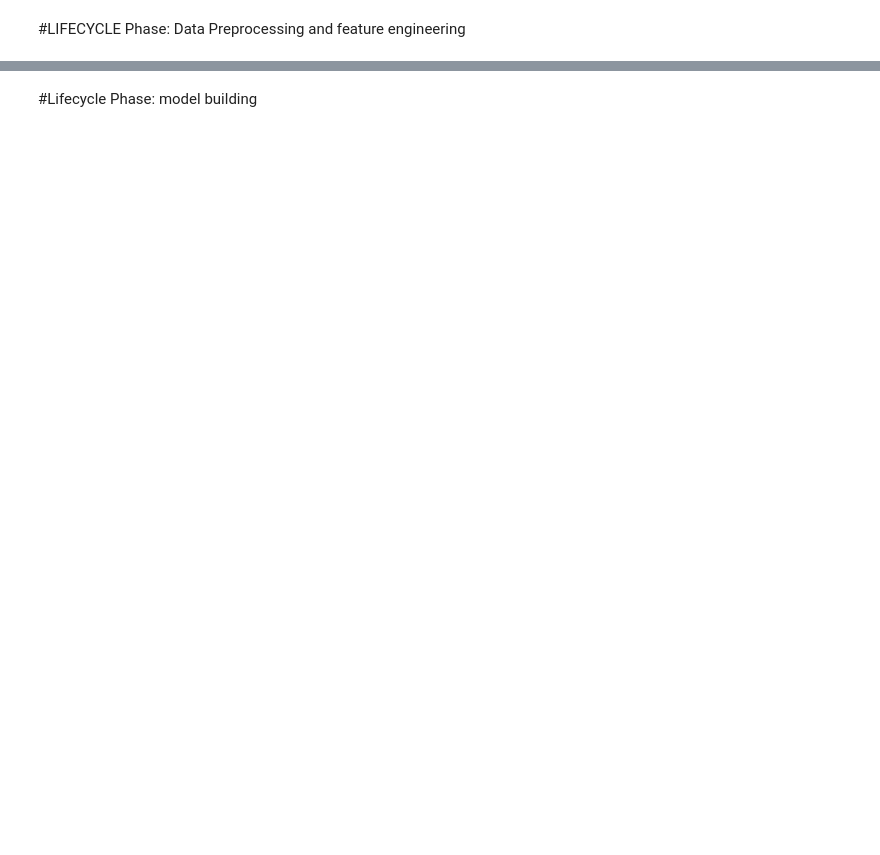
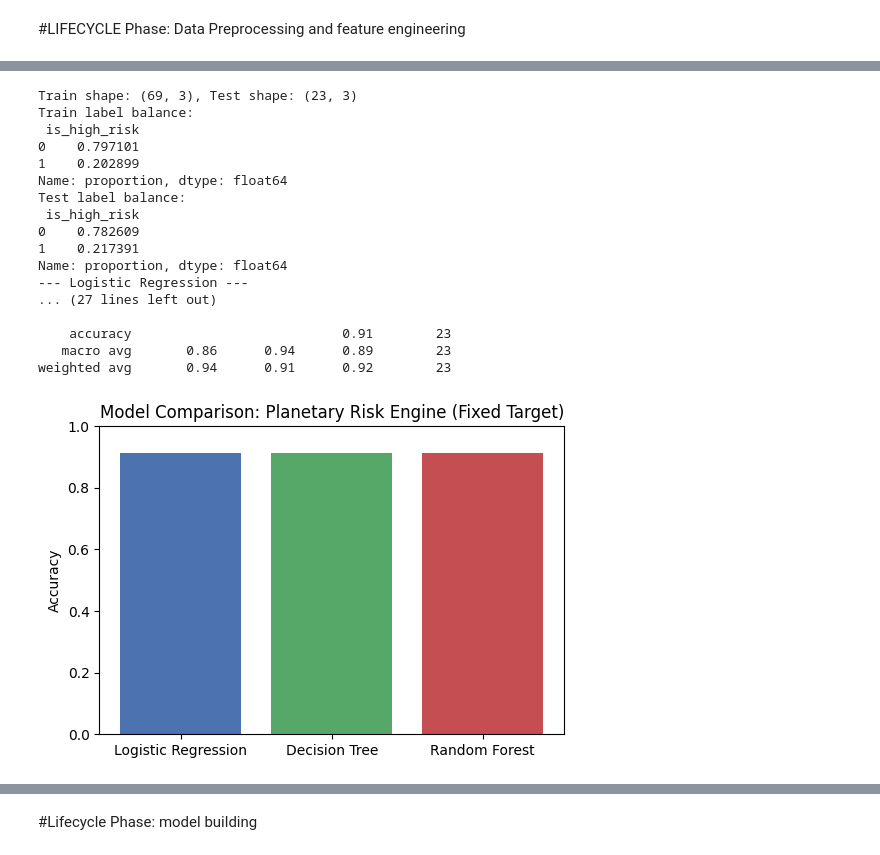
Before and after one commit to estifwonde1/-GEOSPATIAL-TEMPORAL_CLIMATE_RISK_ENGINE, a Jupyter notebook: GEOSPATIAL_TEMPORAL_CLIMATE_RISK_ENGINE.ipynb, the cells around one changed output, grey strips where cells are left out. Drawn from its saved outputs; the diff is of its cells as text; code cells hidden in the pictures; blank space fills up the shorter version.

```diff
--- a/GEOSPATIAL_TEMPORAL_CLIMATE_RISK_ENGINE.ipynb
+++ b/GEOSPATIAL_TEMPORAL_CLIMATE_RISK_ENGINE.ipynb
@@ -30,0 +69,17 @@ Successfully loaded dataset. Shape: 20000 rows, 13 columns.
+# %%
+# Pull disaster data from the dict you already have
+disasters = dfs_by_category["Meteorological disasters.csv"]
+
+# Standardize the country column name to match your existing df
+disasters = disasters.rename(columns={"Countries or areas": "Country"})
+
+# Keep just the column we need: total occurrences in the most recent decade
+disasters_small = disasters[["Country", "Occurrence 2010-2019"]]
+disasters_small["Occurrence 2010-2019"] = pd.to_numeric(disasters_small["Occurrence 2010-2019"], errors='coerce')
+
+# Merge into your existing clean df (which has Country, Forest, GHG, Waste)
+df = df.merge(disasters_small, on="Country", how="inner")
+df = df.dropna(subset=["Occurrence 2010-2019"]).reset_index(drop=True)
+
+print(f"Rows after merging disaster data: {df.shape[0]}")
+print(df["Occurrence 2010-2019"].describe())
@@ -69,0 +145,60 @@ Data preprocessing complete. Final Predictive features: 17
+# %%
+from sklearn.model_selection import train_test_split
+from sklearn.linear_model import LogisticRegression
+from sklearn.tree import DecisionTreeClassifier
+from sklearn.ensemble import RandomForestClassifier
+from sklearn.metrics import accuracy_score, classification_report
+import matplotlib.pyplot as plt
+
+features = cols_to_convert  # raw (non-log) columns, matches run_live_inference input order
+X = df[features]
+y = df['is_high_risk']
+
+X_train, X_test, y_train, y_test = train_test_split(
+    X, y, test_size=0.25, random_state=100, stratify=y
+)
+
+print(f"Train shape: {X_train.shape}, Test shape: {X_test.shape}")
+print("Train label balance:\n", y_train.value_counts(normalize=True))
+print("Test label balance:\n", y_test.value_counts(normalize=True))
+
+models = {
+    "Logistic Regression": LogisticRegression(max_iter=1000, class_weight='balanced', random_state=100),
+    "Decision Tree": DecisionTreeClassifier(max_depth=5, class_weight='balanced', random_state=100),
+    "Random Forest": RandomForestClassifier(n_estimators=200, max_depth=5, class_weight='balanced', random_state=100)
+}
+
+results = {}
+for name, m in models.items():
+    m.fit(X_train, y_train)
+    y_pred = m.predict(X_test)
+    results[name] = accuracy_score(y_test, y_pred)
+    print(f"--- {name} ---")
+    print(f"Accuracy: {results[name]:.2%}")
+    print(classification_report(y_test, y_pred, zero_division=0))
+
+plt.figure(figsize=(6,4))
+plt.bar(results.keys(), results.values(), color=['#4c72b0', '#55a868', '#c44e52'])
+plt.title("Model Comparison: Planetary Risk Engine (Fixed Target)")
+plt.ylabel("Accuracy")
+plt.ylim(0, 1)
+plt.show()
+# %% [output]
+Train shape: (69, 3), Test shape: (23, 3)
+Train label balance:
+ is_high_risk
+0    0.797101
+1    0.202899
+Name: proportion, dtype: float64
+Test label balance:
+ is_high_risk
+0    0.782609
+1    0.217391
+Name: proportion, dtype: float64
+--- Logistic Regression ---
+... (27 lines left out)
+
+    accuracy                           0.91        23
+   macro avg       0.86      0.94      0.89        23
+weighted avg       0.94      0.91      0.92        23
+[figure, added]
```
Also changed, not shown: parts of 19 cells of this notebook.
